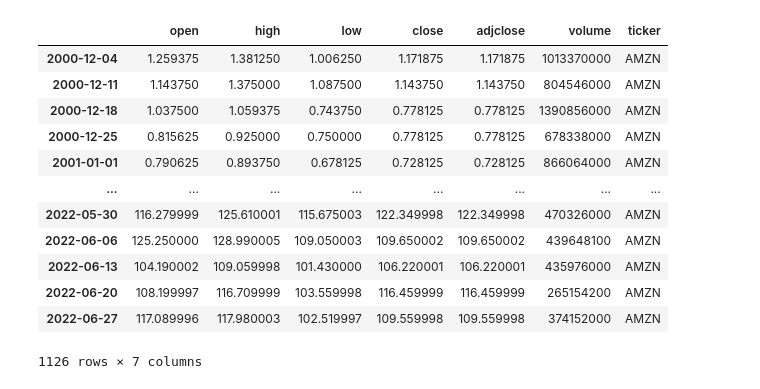
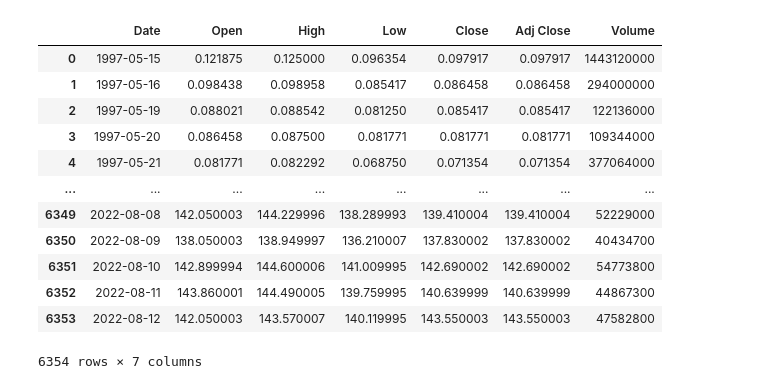
Before and after one commit to Martamorningham/Final_Project, a Jupyter notebook: Stocks.ipynb, the cells around one changed output. Cells and saved outputs as stored; diff of their text form; code cells hidden in the pictures.

```diff
--- a/Stocks.ipynb
+++ b/Stocks.ipynb
@@ -6,0 +10,20 @@ from yahoo_fin.stock_info import get_data
+# %%
+#downloaded from https://finance.yahoo.com/quote/AMZN/history?period1=863654400&period2=1660348800&interval=1d&filter=history&frequency=1d&includeAdjustedClose=true
+
+file_path = "AMZN.csv"
+csv_df = pd.read_csv(file_path) #,index_col = 0
+csv_df
+# %% [output]
+|  | Date | Open | High | Low | Close | Adj Close | Volume |
+| 0 | 1997-05-15 | 0.121875 | 0.125000 | 0.096354 | 0.097917 | 0.097917 | 1443120000 |
+| 1 | 1997-05-16 | 0.098438 | 0.098958 | 0.085417 | 0.086458 | 0.086458 | 294000000 |
+| 2 | 1997-05-19 | 0.088021 | 0.088542 | 0.081250 | 0.085417 | 0.085417 | 122136000 |
+| 3 | 1997-05-20 | 0.086458 | 0.087500 | 0.081771 | 0.081771 | 0.081771 | 109344000 |
+| 4 | 1997-05-21 | 0.081771 | 0.082292 | 0.068750 | 0.071354 | 0.071354 | 377064000 |
+| ... | ... | ... | ... | ... | ... | ... | ... |
+| 6349 | 2022-08-08 | 142.050003 | 144.229996 | 138.289993 | 139.410004 | 139.410004 | 52229000 |
+| 6350 | 2022-08-09 | 138.050003 | 138.949997 | 136.210007 | 137.830002 | 137.830002 | 40434700 |
+| 6351 | 2022-08-10 | 142.899994 | 144.600006 | 141.009995 | 142.690002 | 142.690002 | 54773800 |
+| 6352 | 2022-08-11 | 143.860001 | 144.490005 | 139.759995 | 140.639999 | 140.639999 | 44867300 |
+| 6353 | 2022-08-12 | 142.050003 | 143.570007 | 140.119995 | 143.550003 | 143.550003 | 47582800 |
+6354 rows × 7 columns
@@ -7,17 +32,3 @@ from yahoo_fin.stock_info import get_data
 # %%
-amzn_weekly= get_data("amzn", start_date="12/04/2000", end_date="07/04/2022", index_as_date = True, interval="1wk")
-amzn_weekly
+#api_df= get_data("amzn", start_date="05/14/1997", end_date="07/05/2022", index_as_date = True, interval="1d")
+#api_df
-# %% [output]
-|  | open | high | low | close | adjclose | volume | ticker |
-| 2000-12-04 | 1.259375 | 1.381250 | 1.006250 | 1.171875 | 1.171875 | 1013370000 | AMZN |
-| 2000-12-11 | 1.143750 | 1.375000 | 1.087500 | 1.143750 | 1.143750 | 804546000 | AMZN |
-| 2000-12-18 | 1.037500 | 1.059375 | 0.743750 | 0.778125 | 0.778125 | 1390856000 | AMZN |
-| 2000-12-25 | 0.815625 | 0.925000 | 0.750000 | 0.778125 | 0.778125 | 678338000 | AMZN |
-| 2001-01-01 | 0.790625 | 0.893750 | 0.678125 | 0.728125 | 0.728125 | 866064000 | AMZN |
-| ... | ... | ... | ... | ... | ... | ... | ... |
-| 2022-05-30 | 116.279999 | 125.610001 | 115.675003 | 122.349998 | 122.349998 | 470326000 | AMZN |
-| 2022-06-06 | 125.250000 | 128.990005 | 109.050003 | 109.650002 | 109.650002 | 439648100 | AMZN |
-| 2022-06-13 | 104.190002 | 109.059998 | 101.430000 | 106.220001 | 106.220001 | 435976000 | AMZN |
-| 2022-06-20 | 108.199997 | 116.709999 | 103.559998 | 116.459999 | 116.459999 | 265154200 | AMZN |
-| 2022-06-27 | 117.089996 | 117.980003 | 102.519997 | 109.559998 | 109.559998 | 374152000 | AMZN |
-1126 rows × 7 columns
```
Also changed, not shown: parts of 20 cells of this notebook, 1 other file.
